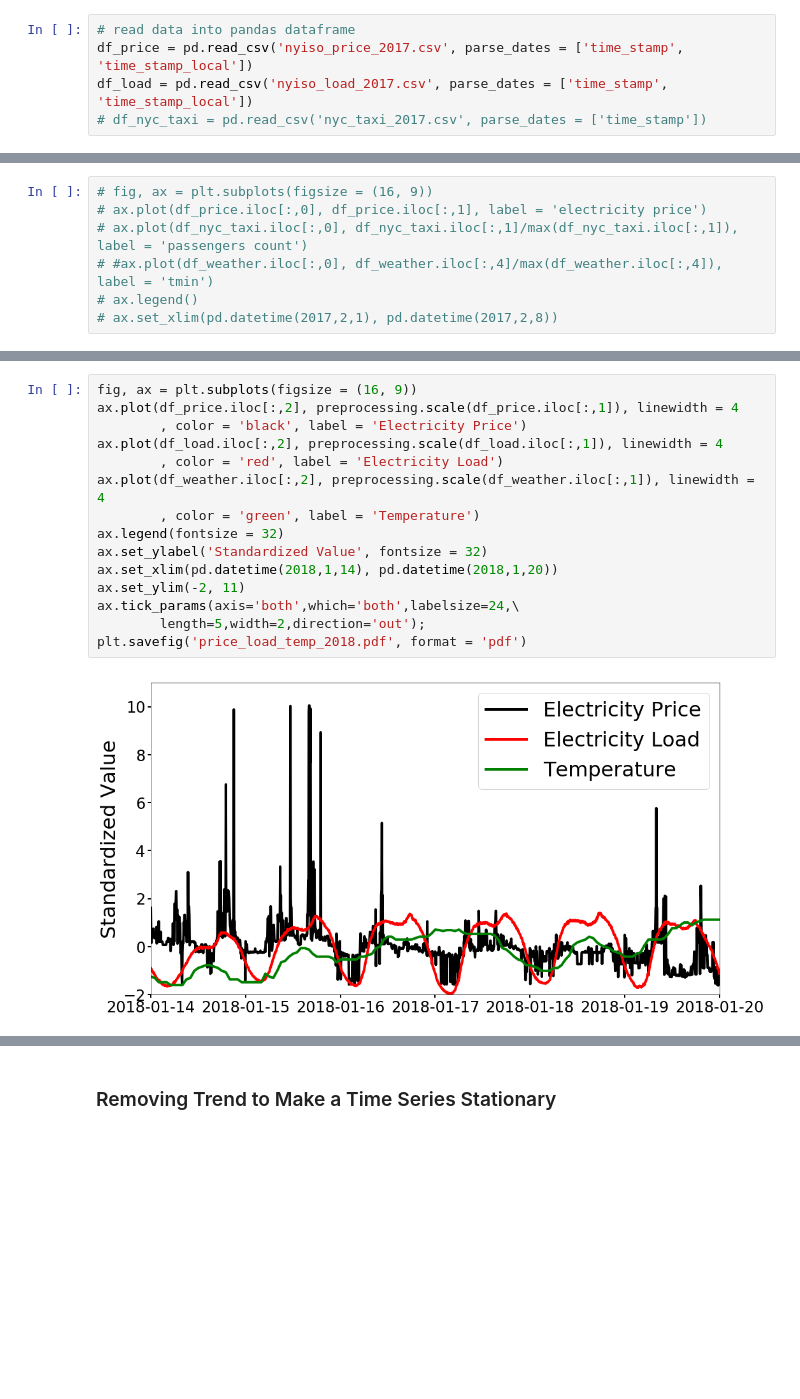
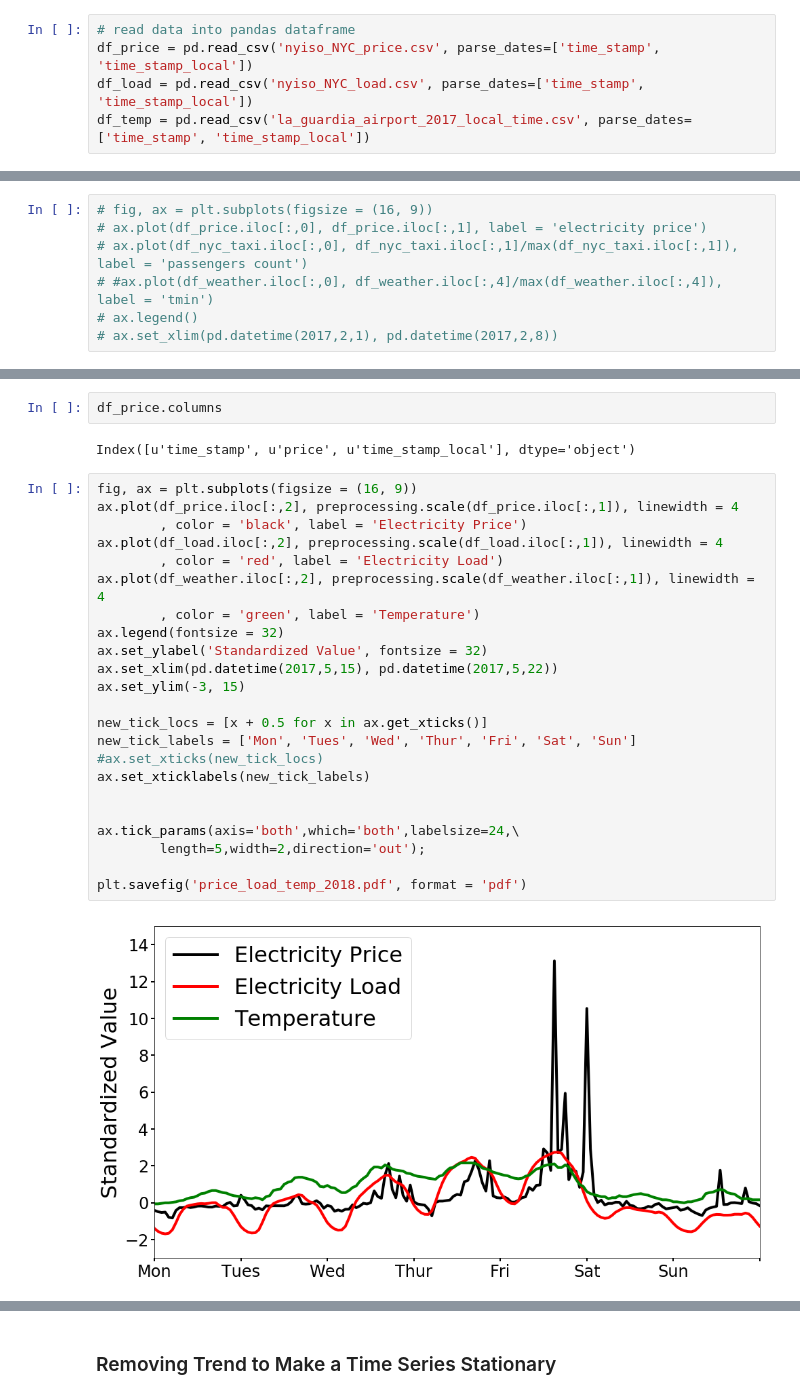
Before and after one commit to xingliuUT/battery_planner, a Jupyter notebook: decompose.ipynb, the cells around one changed output, grey strips where cells are left out. Cells and saved outputs as stored; diff of their text form; blank space fills up the shorter version.

Commit message:
docs: making plots

```diff
--- a/decompose.ipynb
+++ b/decompose.ipynb
@@ -123,9 +138,9 @@ time_stamp_local    datetime64[ns]
 dtype: object
 # %%
 # read data into pandas dataframe
-df_price = pd.read_csv('nyiso_price_2017.csv', parse_dates = ['time_stamp', 'time_stamp_local'])
-df_load = pd.read_csv('nyiso_load_2017.csv', parse_dates = ['time_stamp', 'time_stamp_local'])
-# df_nyc_taxi = pd.read_csv('nyc_taxi_2017.csv', parse_dates = ['time_stamp'])
+df_price = pd.read_csv('nyiso_NYC_price.csv', parse_dates=['time_stamp', 'time_stamp_local'])
+df_load = pd.read_csv('nyiso_NYC_load.csv', parse_dates=['time_stamp', 'time_stamp_local'])
+df_temp = pd.read_csv('la_guardia_airport_2017_local_time.csv', parse_dates=['time_stamp', 'time_stamp_local'])
 # %%
 df_price.head() # nyiso data starts at 2017-01-01 05:05:00 GMT
 # %% [output]
@@ -250,17 +265,29 @@ plt.savefig('price_load_2018.pdf', format = 'pdf')
+# %%
+df_price.columns
+# %% [output]
+Index([u'time_stamp', u'price', u'time_stamp_local'], dtype='object')
 # %%
 fig, ax = plt.subplots(figsize = (16, 9))
 ax.plot(df_price.iloc[:,2], preprocessing.scale(df_price.iloc[:,1]), linewidth = 4
         , color = 'black', label = 'Electricity Price')
 ax.plot(df_load.iloc[:,2], preprocessing.scale(df_load.iloc[:,1]), linewidth = 4
         , color = 'red', label = 'Electricity Load')
 ax.plot(df_weather.iloc[:,2], preprocessing.scale(df_weather.iloc[:,1]), linewidth = 4
         , color = 'green', label = 'Temperature')
 ax.legend(fontsize = 32)
 ax.set_ylabel('Standardized Value', fontsize = 32)
-ax.set_xlim(pd.datetime(2018,1,14), pd.datetime(2018,1,20))
-ax.set_ylim(-2, 11)
+ax.set_xlim(pd.datetime(2017,5,15), pd.datetime(2017,5,22))
+ax.set_ylim(-3, 15)
+
+new_tick_locs = [x + 0.5 for x in ax.get_xticks()]
+new_tick_labels = ['Mon', 'Tues', 'Wed', 'Thur', 'Fri', 'Sat', 'Sun']
+#ax.set_xticks(new_tick_locs)
+ax.set_xticklabels(new_tick_labels)
+
+
 ax.tick_params(axis='both',which='both',labelsize=24,\
         length=5,width=2,direction='out');
+
 plt.savefig('price_load_temp_2018.pdf', format = 'pdf')
 # %% [output]
-[figure, old version]
+[figure, new version]
```
Also changed, not shown: parts of 21 cells of this notebook, 7 other files.
